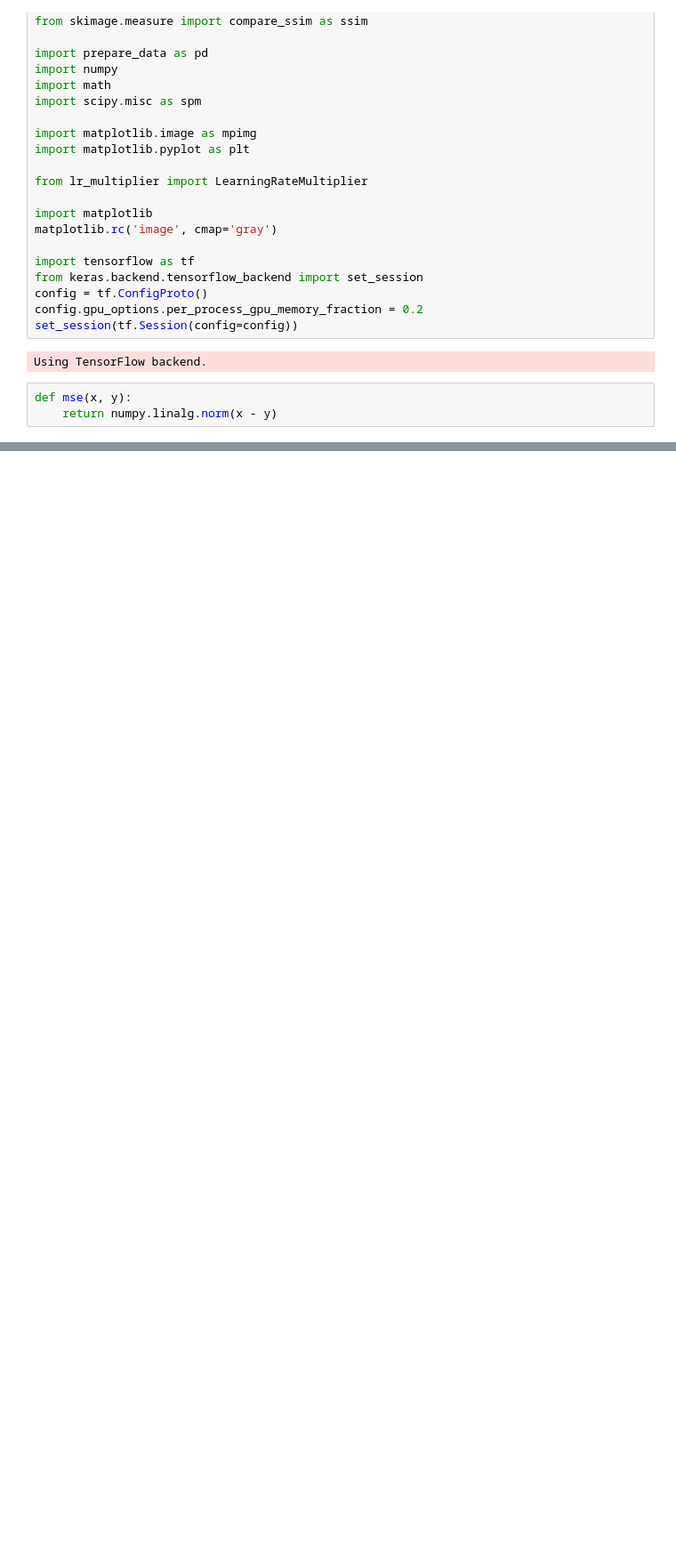
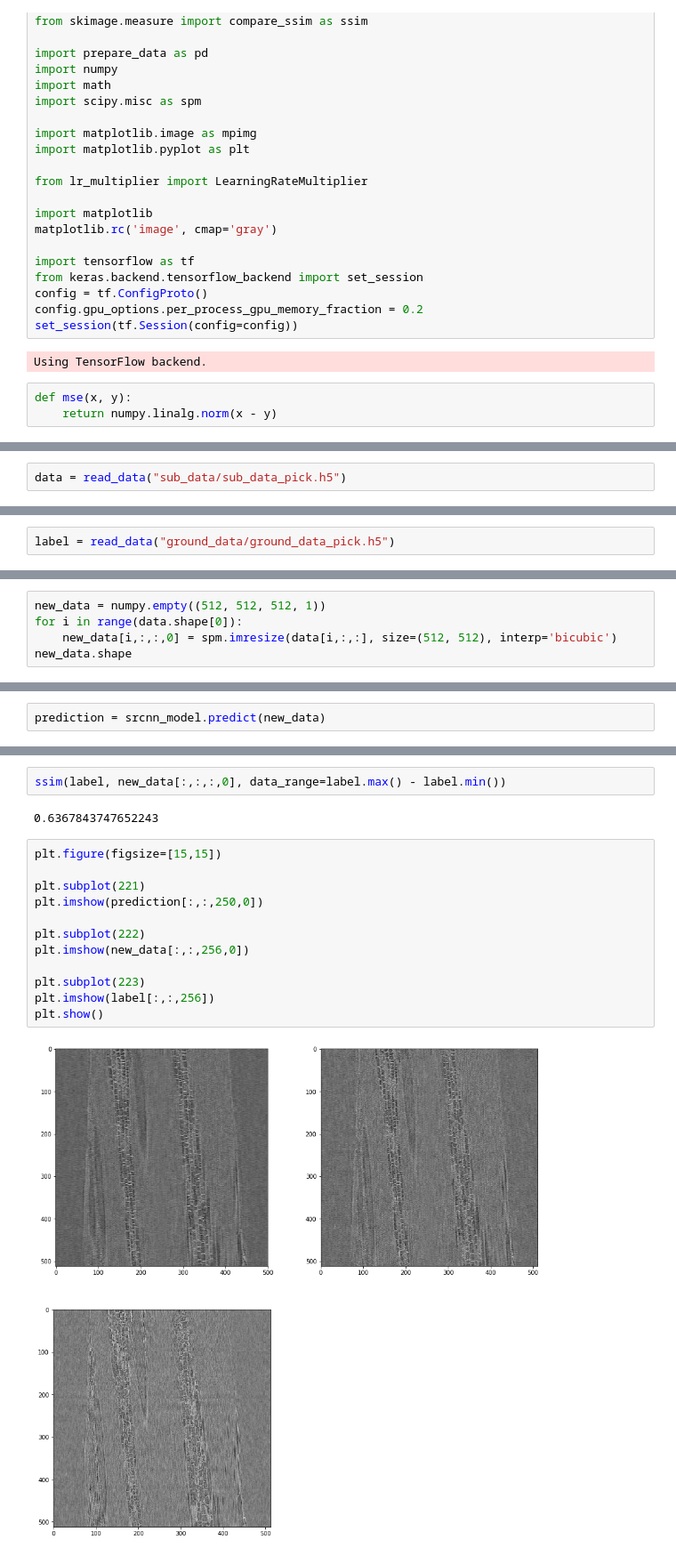
Before and after one commit to ferseiti/reproducibility, a Jupyter notebook: dev/predict.ipynb, the cells around one changed output, grey strips where cells are left out. Shown at 89% size. Saved outputs shown, nothing was run; the diff lists cells and outputs as text; blank space fills up the shorter version.

Commit message:
Adding more to prediction and visualization
Signed-off-by: Fernando Seiti Furusato <ferseiti@gmail.com>

```diff
--- a/dev/predict.ipynb
+++ b/dev/predict.ipynb
@@ -186,0 +186,2 @@ import matplotlib.pyplot as plt
+# %%
+data = read_data("sub_data/sub_data_pick.h5")
@@ -186,0 +190,2 @@ import matplotlib.pyplot as plt
+# %%
+label = read_data("ground_data/ground_data_pick.h5")
@@ -186,0 +194,5 @@ import matplotlib.pyplot as plt
+# %%
+new_data = numpy.empty((512, 512, 512, 1))
+for i in range(data.shape[0]):
+    new_data[i,:,:,0] = spm.imresize(data[i,:,:], size=(512, 512), interp='bicubic')
+new_data.shape
@@ -186,0 +204,2 @@ import matplotlib.pyplot as plt
+# %%
+prediction = srcnn_model.predict(new_data)
@@ -186,0 +210,18 @@ import matplotlib.pyplot as plt
+# %%
+ssim(label, new_data[:,:,:,0], data_range=label.max() - label.min())
+# %% [output]
+0.6367843747652243
+# %%
+plt.figure(figsize=[15,15])
+
+plt.subplot(221)
+plt.imshow(prediction[:,:,250,0])
+
+plt.subplot(222)
+plt.imshow(new_data[:,:,256,0])
+
+plt.subplot(223)
+plt.imshow(label[:,:,256])
+plt.show()
+# %% [output]
+[figure, added]
```
Also changed, not shown: parts of 16 cells of this notebook.
